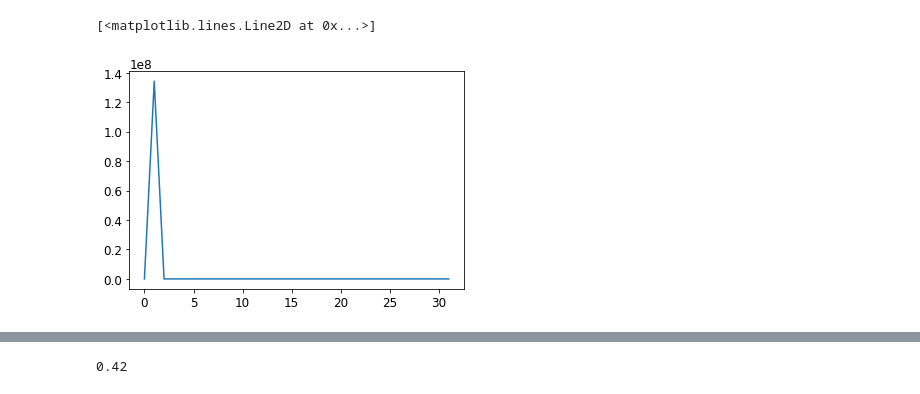
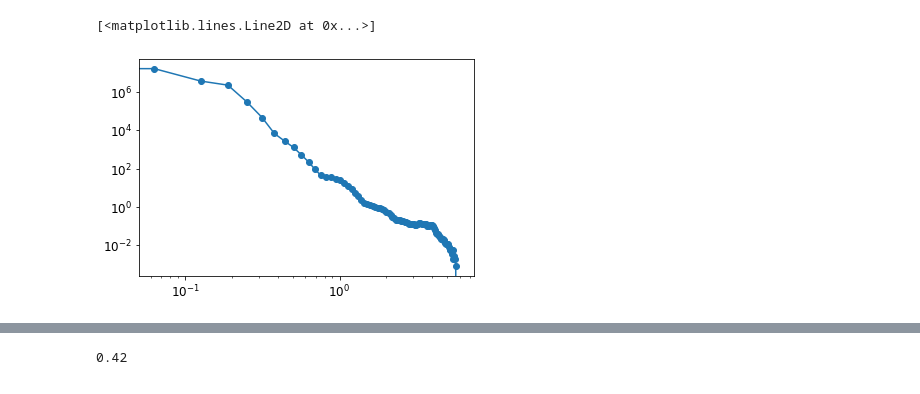
Before and after one commit to Alcauchy/ALLIANCE, a Jupyter notebook: post/ControlOfAlliance.ipynb, the cells around one changed output, grey strips where cells are left out. Saved outputs shown, nothing was run; the diff lists cells and outputs as text; code cells hidden in the pictures.

```diff
--- a/post/ControlOfAlliance.ipynb
+++ b/post/ControlOfAlliance.ipynb
@@ -189,8 +183,10 @@ plt.loglog(np.sum(kspecH[0,...],axis = 1))
+# %%
+kperp = np.array([0.063*x for x in range(kspecH.shape[1])])
 # %%
-plt.plot(np.sum(kspecH[0,...],axis = 1))
+plt.loglog(kperp,np.sum(kspecH[-1,...],axis = 1),marker = 'o')
 # %% [output]
 [<matplotlib.lines.Line2D at 0x...>]
-[figure, old version]
+[figure, new version]
 # %%
 kx
 # %% [output]
```
Also changed, not shown: parts of 165 cells of this notebook, 10 other files.
